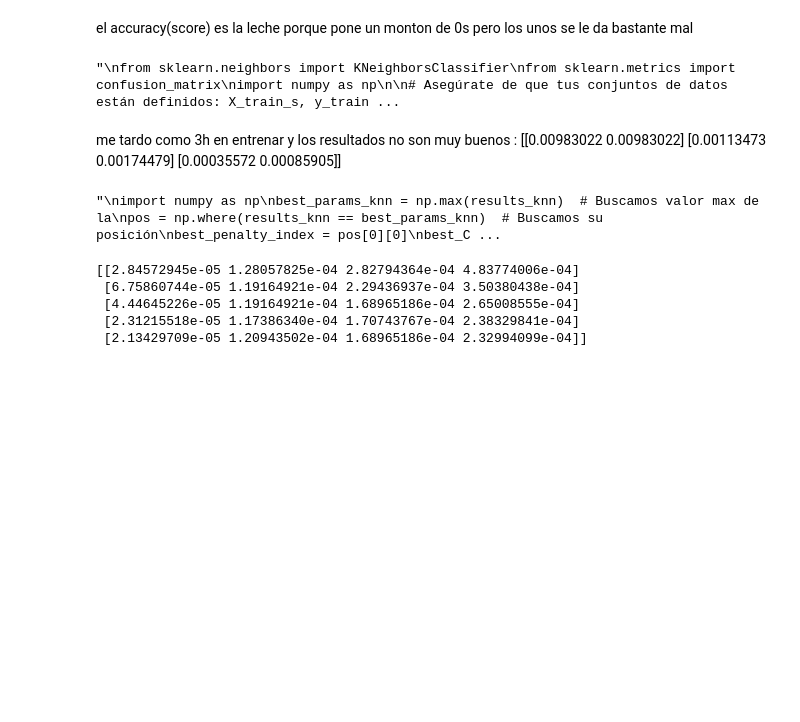
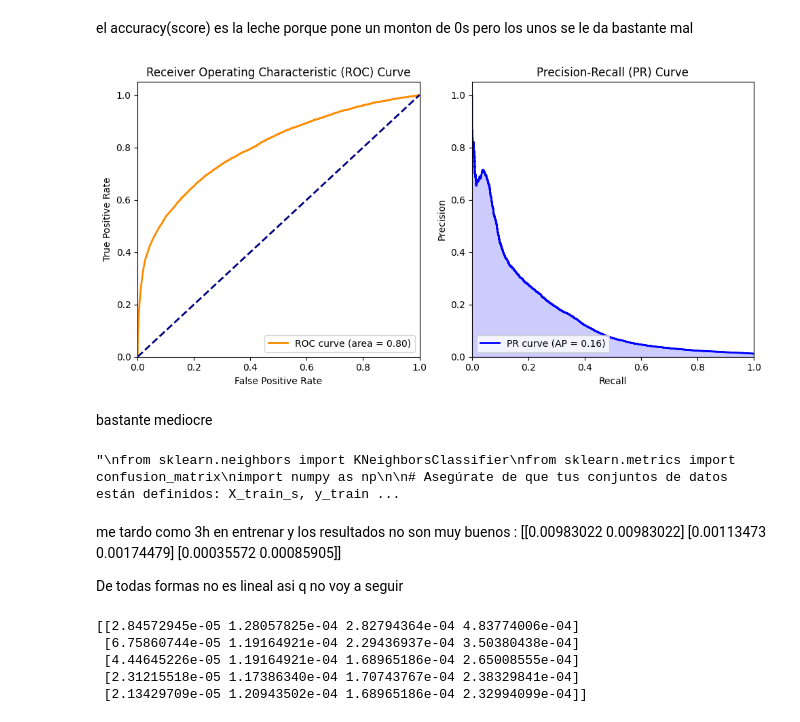
Before and after one commit to adrianibeas/zrive-ds, a Jupyter notebook: src/module_3/frame_analysis.ipynb, the cells around one changed output. Saved outputs shown, nothing was run; the diff lists cells and outputs as text; code cells hidden in the pictures; blank space fills up the shorter version.

```diff
--- a/src/module_3/frame_analysis.ipynb
+++ b/src/module_3/frame_analysis.ipynb
@@ -355,6 +389,51 @@ Precision: 0.6539618856569709
 Recall: 0.06191832858499525
 # %% [markdown]
 el accuracy(score) es la leche porque pone un monton de 0s pero los unos se le da bastante mal
+# %%
+from sklearn.metrics import roc_curve, auc, precision_recall_curve, average_precision_score
+import matplotlib.pyplot as plt
+
+# Assuming you have already trained your logistic regression model 'lr_best' and have 'X_test_s' and 'y_test'.
+
+# Predict probabilities
+y_proba_lr_best = lr_best.predict_proba(X_test_s)[:, 1]  # Probability estimates for the positive class
+
+# Calculate the ROC curve points and the AUC score
+fpr, tpr, _ = roc_curve(y_test, y_proba_lr_best)
+roc_auc = auc(fpr, tpr)
+
+# Calculate the precision-recall curve points and the average precision score
+precision, recall, _ = precision_recall_curve(y_test, y_proba_lr_best)
+average_precision = average_precision_score(y_test, y_proba_lr_best)
+
+# Plot the ROC curve
+plt.figure(figsize=(10, 5))
+plt.subplot(1, 2, 1)  # Subplot for ROC curve
+plt.plot(fpr, tpr, color='darkorange', lw=2, label='ROC curve (area = %0.2f)' % roc_auc)
+plt.plot([0, 1], [0, 1], color='navy', lw=2, linestyle='--')
+plt.xlim([0.0, 1.0])
+plt.ylim([0.0, 1.05])
+plt.xlabel('False Positive Rate')
+plt.ylabel('True Positive Rate')
+plt.title('Receiver Operating Characteristic (ROC) Curve')
+plt.legend(loc="lower right")
+
+# Plot the Precision-Recall curve
+plt.subplot(1, 2, 2)  # Subplot for Precision-Recall curve
+plt.plot(recall, precision, color='blue', lw=2, label='PR curve (AP = %0.2f)' % average_precision)
+plt.fill_between(recall, precision, step='post', alpha=0.2, color='blue')
+plt.xlabel('Recall')
+plt.ylabel('Precision')
+plt.ylim([0.0, 1.05])
+plt.xlim([0.0, 1.0])
+plt.title('Precision-Recall (PR) Curve')
+plt.legend(loc="lower left")
+plt.tight_layout()
+plt.show()
+# %% [output]
+[figure, added]
+# %% [markdown]
+bastante mediocre
 # %%
 '''
 from sklearn.neighbors import KNeighborsClassifier
@@ -387,22 +466,12 @@ print(results_knn)
 # %% [output]
 "\nfrom sklearn.neighbors import KNeighborsClassifier\nfrom sklearn.metrics import confusion_matrix\nimport numpy as np\n\n# Asegúrate de que tus conjuntos de datos están definidos: X_train_s, y_train ...
 # %% [markdown]
-me tardo como 3h en entrenar y los resultados no son muy buenos : [[0.00983022 0.00983022]
+me tardo como 3h en entrenar y los resultados no son muy buenos :
+[[0.00983022 0.00983022]
  [0.00113473 0.00174479]
  [0.00035572 0.00085905]]
+
+De todas formas no es lineal asi q no voy a seguir
-# %%
-'''
-import numpy as np
-best_params_knn = np.max(results_knn)  # Buscamos valor max de la
-pos = np.where(results_knn == best_params_knn)  # Buscamos su posición
-best_penalty_index = pos[0][0]
-best_C_index = pos[1][0]
-
-print('The best penalty is: ', penalty[best_penalty_index])
-print('The best C is: ', C[best_C_index])
-'''
-# %% [output]
-"\nimport numpy as np\nbest_params_knn = np.max(results_knn)  # Buscamos valor max de la\npos = np.where(results_knn == best_params_knn)  # Buscamos su posición\nbest_penalty_index = pos[0][0]\nbest_C ...
 # %%
 '''
 from sklearn.ensemble import RandomForestClassifier
```
Also changed, not shown: parts of 10 cells of this notebook.
